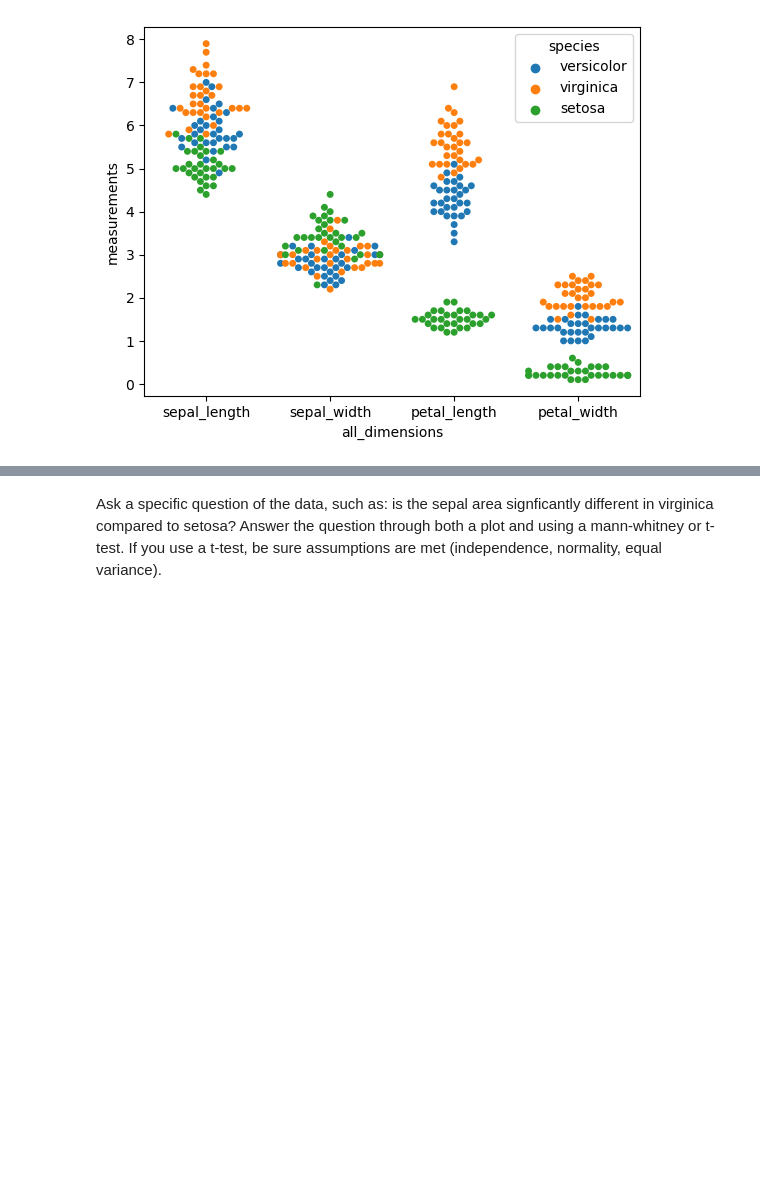
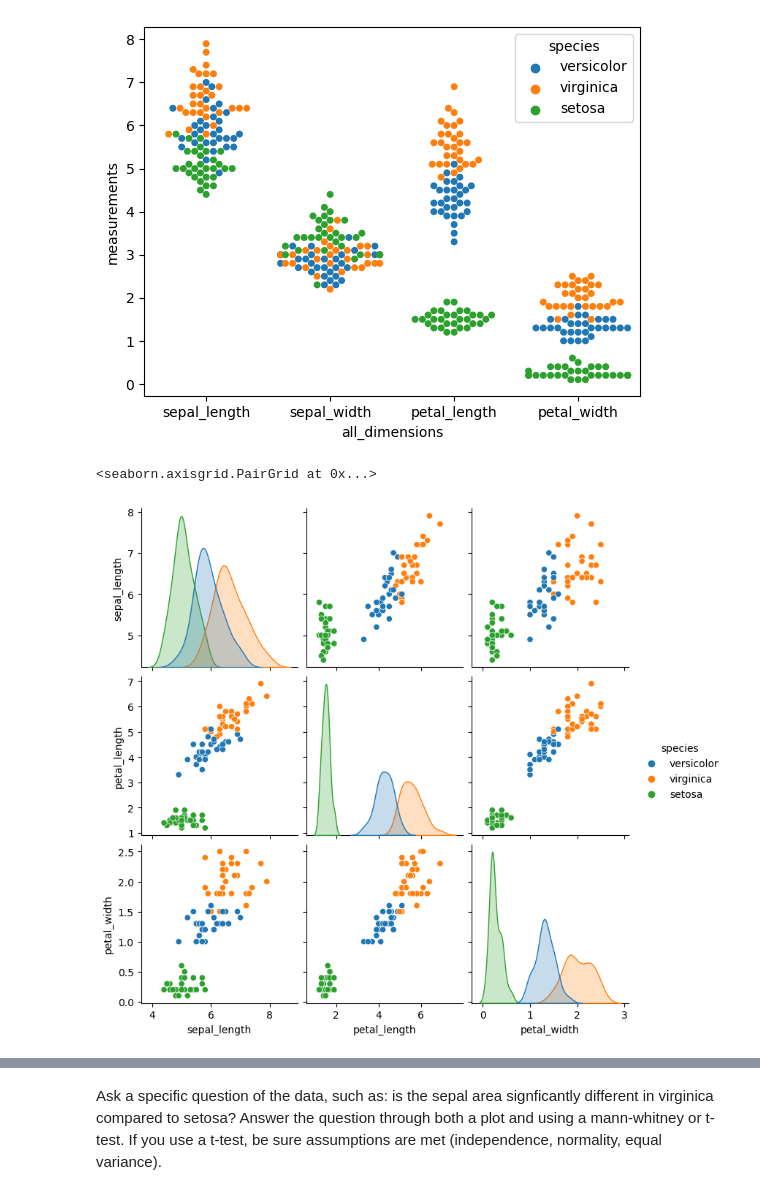
Before and after one commit to Alfred-W-S-Pirovits-Jr/classification-exercises, a Jupyter notebook: classification_exercises.ipynb, the cells around one changed output, grey strips where cells are left out. Cells and saved outputs as stored; diff of their text form; code cells hidden in the pictures; blank space fills up the shorter version.

```diff
--- a/classification_exercises.ipynb
+++ b/classification_exercises.ipynb
@@ -869,0 +920,3 @@ Acquire, prepare & split your data.
+# %%
+iris = prep_iris()
+iris
@@ -870,3 +941,5 @@ Acquire, prepare & split your data.
+# %%
+iris_train, iris_validate, iris_test = split_data(iris, stratify_col='species')
 # %%
 iris_train
 # %% [output]
@@ -1150,3 +1215,9 @@ sns.swarmplot(iris_train_melt, x='all_dimensions', y='measurements', hue='specie
 # %% [output]
 <Axes: xlabel='all_dimensions', ylabel='measurements'>
 [figure]
+# %%
+three_d = iris_train[['sepal_length', 'petal_length', 'petal_width', 'species']]
+sns.pairplot(three_d, hue='species')
+# %% [output]
+<seaborn.axisgrid.PairGrid at 0x...>
+[figure, added]
```
Also changed, not shown: parts of 75 cells of this notebook.
